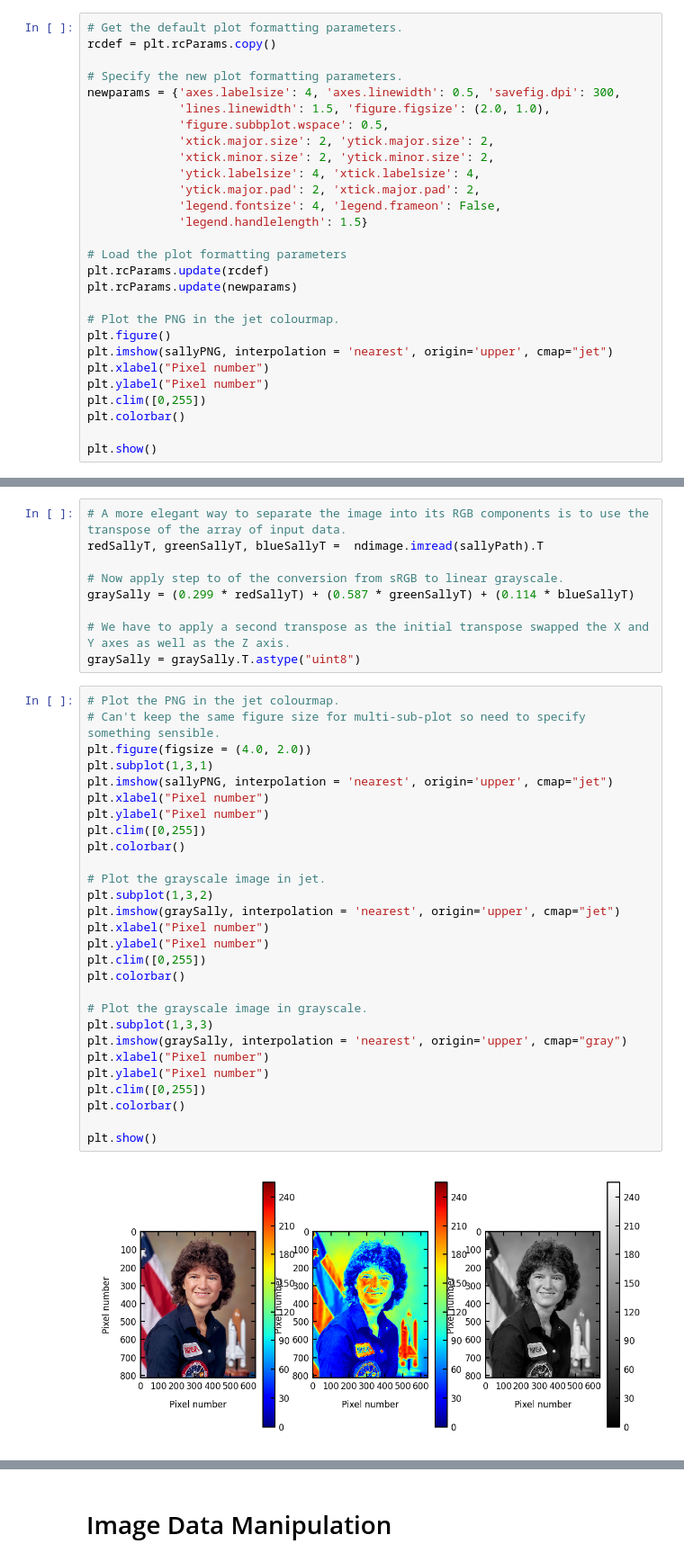
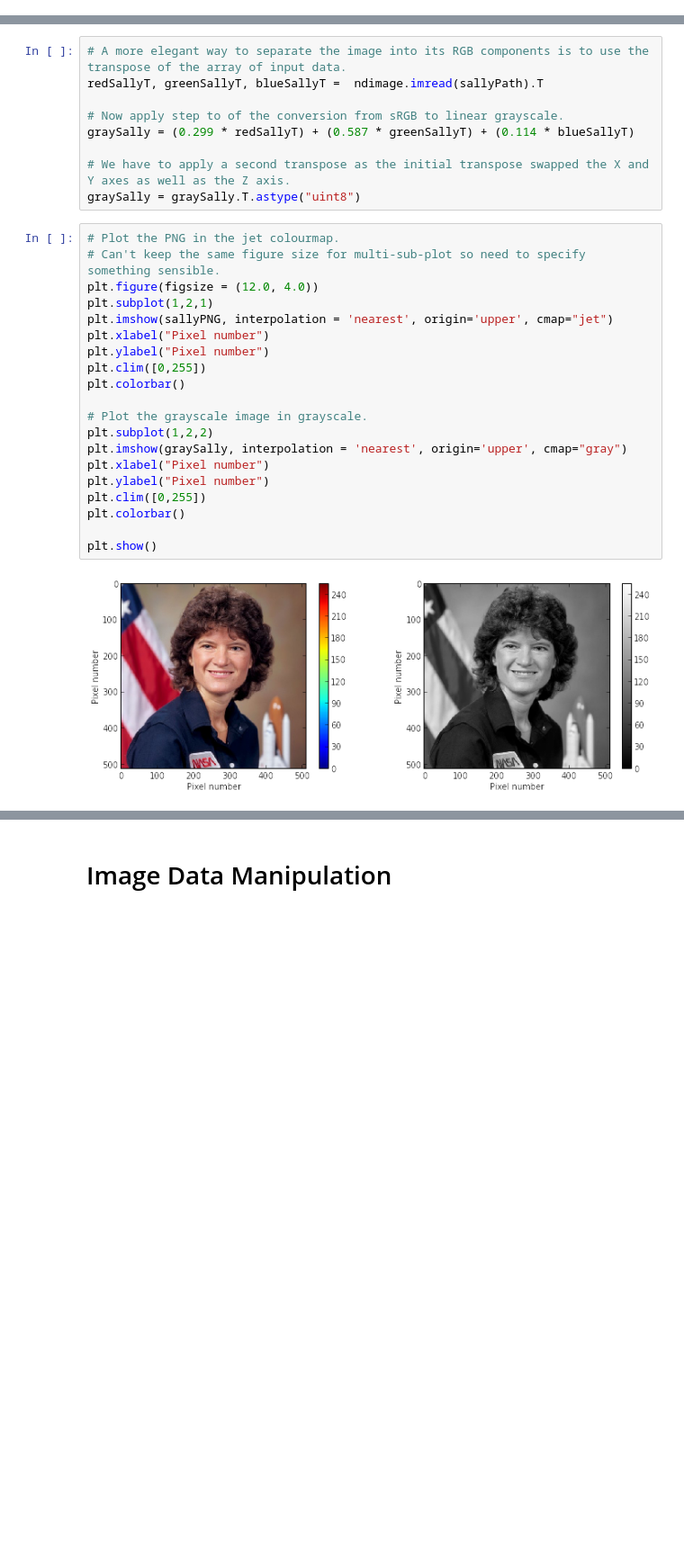
Before and after one commit to swcarpentry/DEPRECATED-bc, a Jupyter notebook: intermediate/python/SoftwareCarpentryDev_MRD_WithSolutions.ipynb, the cells around one changed output, grey strips where cells are left out. Shown at 90% size. Saved outputs shown, nothing was run; the diff lists cells and outputs as text; blank space fills up the shorter version.

```diff
--- a/intermediate/python/SoftwareCarpentryDev_MRD_WithSolutions.ipynb
+++ b/intermediate/python/SoftwareCarpentryDev_MRD_WithSolutions.ipynb
@@ -66,28 +63,0 @@ If we are not happy with the default properties of the figures, we can adjust th
-# %%
-# Get the default plot formatting parameters.
-rcdef = plt.rcParams.copy()
-
-# Specify the new plot formatting parameters.
-newparams = {'axes.labelsize': 4, 'axes.linewidth': 0.5, 'savefig.dpi': 300,
-             'lines.linewidth': 1.5, 'figure.figsize': (2.0, 1.0),
-             'figure.subbplot.wspace': 0.5,
-             'xtick.major.size': 2, 'ytick.major.size': 2,
-             'xtick.minor.size': 2, 'ytick.minor.size': 2,
-             'ytick.labelsize': 4, 'xtick.labelsize': 4,
-             'ytick.major.pad': 2, 'xtick.major.pad': 2,
-             'legend.fontsize': 4, 'legend.frameon': False,
-             'legend.handlelength': 1.5}
-
-# Load the plot formatting parameters
-plt.rcParams.update(rcdef)
-plt.rcParams.update(newparams)
-
-# Plot the PNG in the jet colourmap.
-plt.figure()
-plt.imshow(sallyPNG, interpolation = 'nearest', origin='upper', cmap="jet")
-plt.xlabel("Pixel number")
-plt.ylabel("Pixel number")
-plt.clim([0,255])
-plt.colorbar()
-
-plt.show()
@@ -115,30 +79,22 @@ graySally = graySally.T.astype("uint8")
 # %%
 # Plot the PNG in the jet colourmap.
 # Can't keep the same figure size for multi-sub-plot so need to specify something sensible.
-plt.figure(figsize = (4.0, 2.0))
-plt.subplot(1,3,1)
+plt.figure(figsize = (12.0, 4.0))
+plt.subplot(1,2,1)
 plt.imshow(sallyPNG, interpolation = 'nearest', origin='upper', cmap="jet")
 plt.xlabel("Pixel number")
 plt.ylabel("Pixel number")
 plt.clim([0,255])
 plt.colorbar()
 
-# Plot the grayscale image in jet.
-plt.subplot(1,3,2)
-plt.imshow(graySally, interpolation = 'nearest', origin='upper', cmap="jet")
-plt.xlabel("Pixel number")
-plt.ylabel("Pixel number")
-plt.clim([0,255])
-plt.colorbar()
-
 # Plot the grayscale image in grayscale.
-plt.subplot(1,3,3)
+plt.subplot(1,2,2)
 plt.imshow(graySally, interpolation = 'nearest', origin='upper', cmap="gray")
 plt.xlabel("Pixel number")
 plt.ylabel("Pixel number")
 plt.clim([0,255])
 plt.colorbar()
 
 plt.show()
 # %% [output]
-[figure, old version]
+[figure, new version]
```
Also changed, not shown: parts of 14 cells of this notebook.
